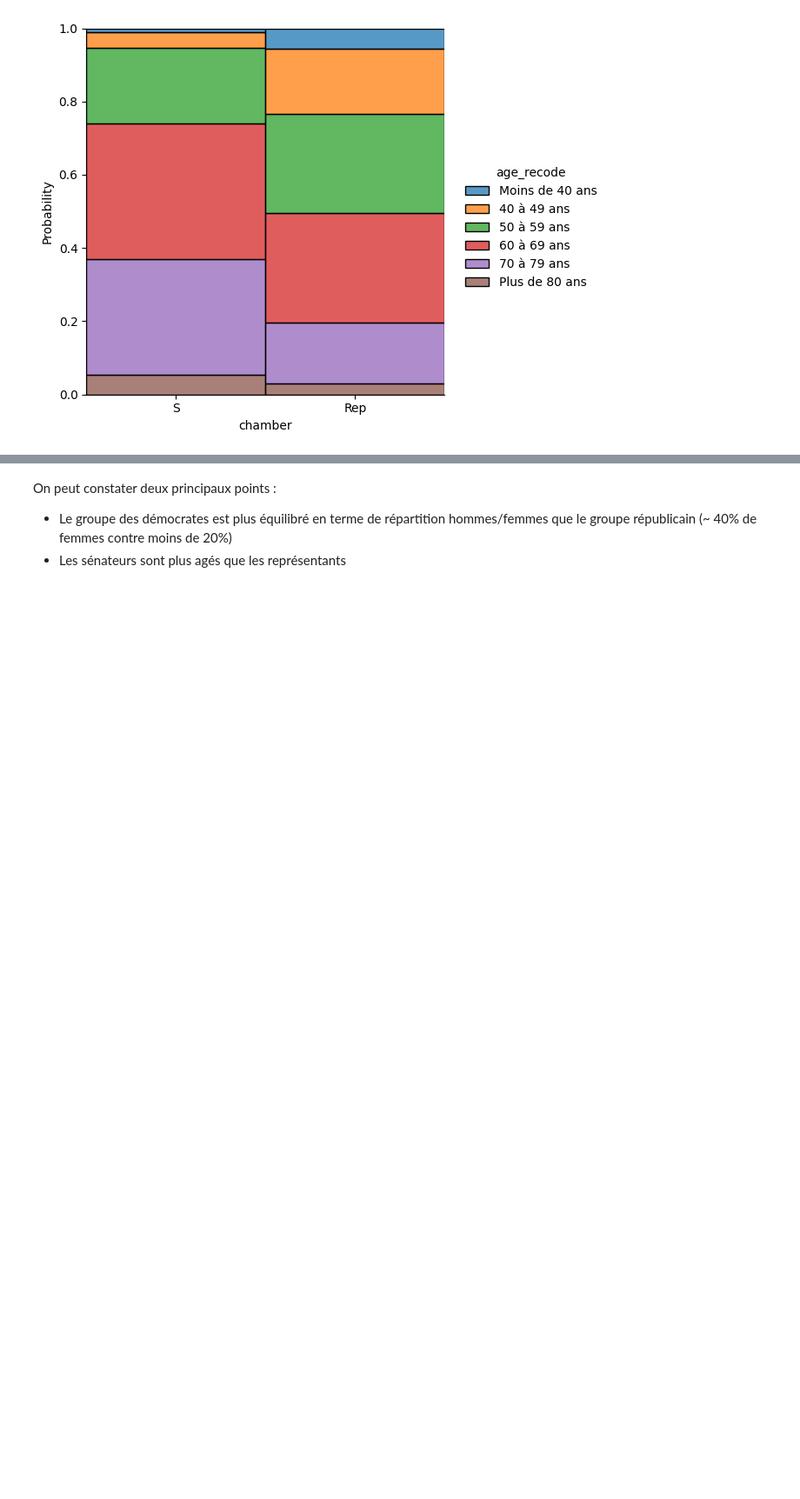
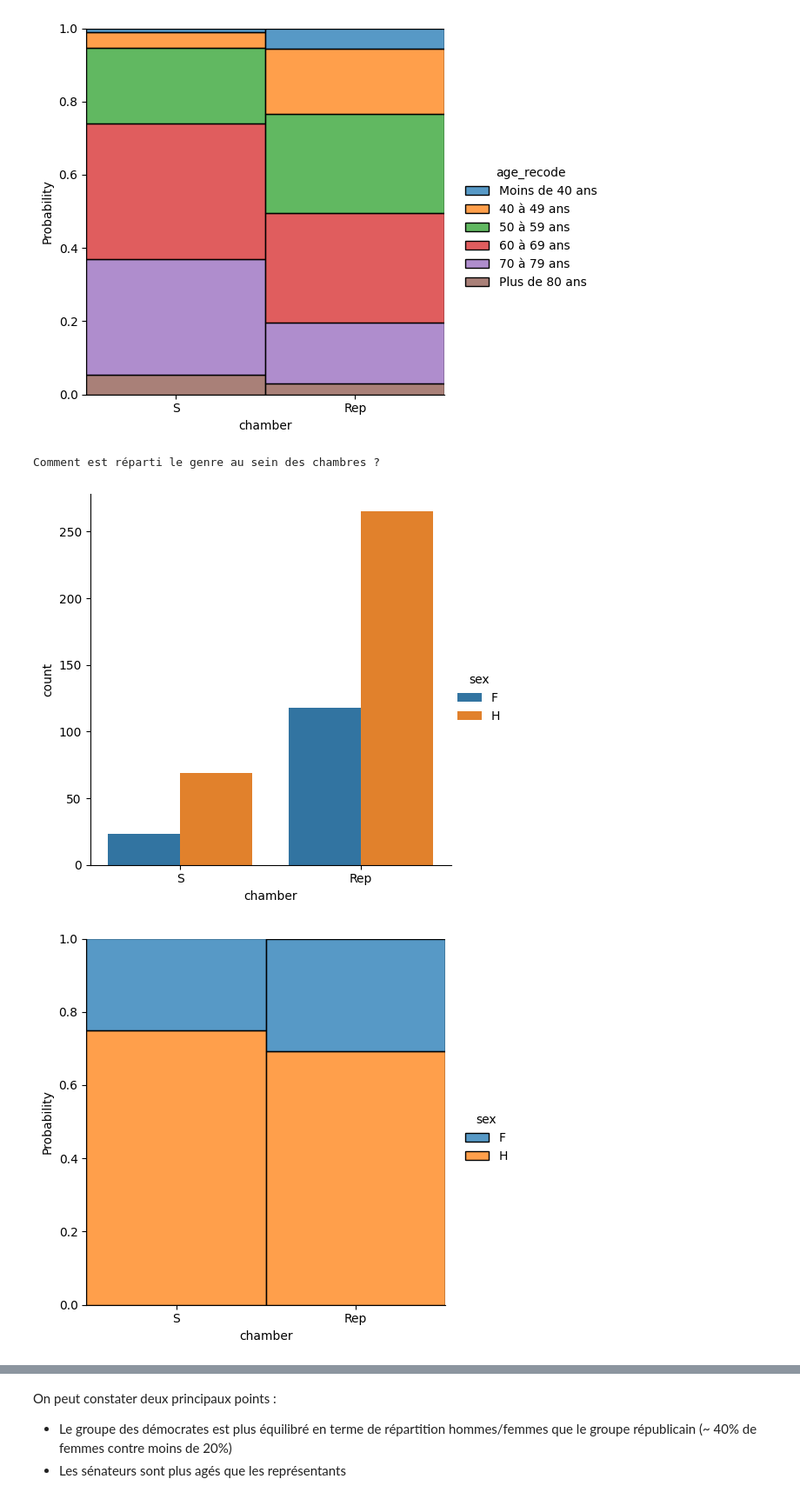
Before and after one commit to cmllbll/Sciences_reseaux, a Jupyter notebook: Lib/Projet réseaux.ipynb, the cells around one changed output, grey strips where cells are left out. Shown at 87% size. Drawn from its saved outputs; the diff is of its cells as text; code cells hidden in the pictures; blank space fills up the shorter version.

```diff
--- a/Lib/Projet réseaux.ipynb
+++ b/Lib/Projet réseaux.ipynb
@@ -127,3 +183,14 @@ plot_bivariate(data = attributes_df, x = "chamber", hue = "age_recode",
 Comment sont répartis les âges au sein des chambres ?
 [figure]
 [figure]
+# %%
+# Comment sont répartis les âges au sein des chambres ?
+
+print("Comment est réparti le genre au sein des chambres ?")
+
+plot_bivariate(data = attributes_df, x = "chamber", hue = "sex",
+               hue_order = sex_order)
+# %% [output]
+Comment est réparti le genre au sein des chambres ?
+[figure, added]
+[figure, added]
```
Also changed, not shown: parts of 47 cells of this notebook, 3 other files.
